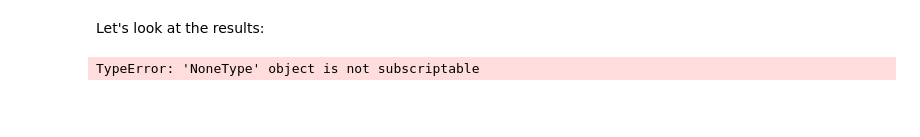
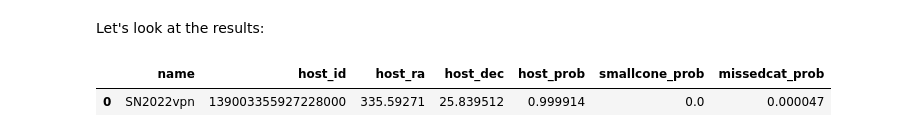
Before and after one commit to alexandergagliano/Prost, a Jupyter notebook: docs/notebooks/associate.ipynb, the cells around one changed output. Drawn from its saved outputs; the diff is of its cells as text; code cells hidden in the pictures; blank space fills up the shorter version.

```diff
--- a/docs/notebooks/associate.ipynb
+++ b/docs/notebooks/associate.ipynb
@@ -164,6 +157,7 @@ transient_catalog_with_hosts
 # %% [markdown]
 Let's look at the results:
 # %%
-transient_catalog_with_hosts[['IAUID', 'host_id', 'host_ra', 'host_dec', 'host_prob', 'smallcone_prob', 'missedcat_prob']]
+transient_catalog_with_hosts[['name', 'host_id', 'host_ra', 'host_dec', 'host_prob', 'smallcone_prob', 'missedcat_prob']]
 # %% [output]
-TypeError: 'NoneType' object is not subscriptable
+|  | name | host_id | host_ra | host_dec | host_prob | smallcone_prob | missedcat_prob |
+| 0 | SN2022vpn | 139003355927228000 | 335.59271 | 25.839512 | 0.999914 | 0.0 | 0.000047 |
```
Also changed, not shown: parts of 8 cells of this notebook, 1 other file.
